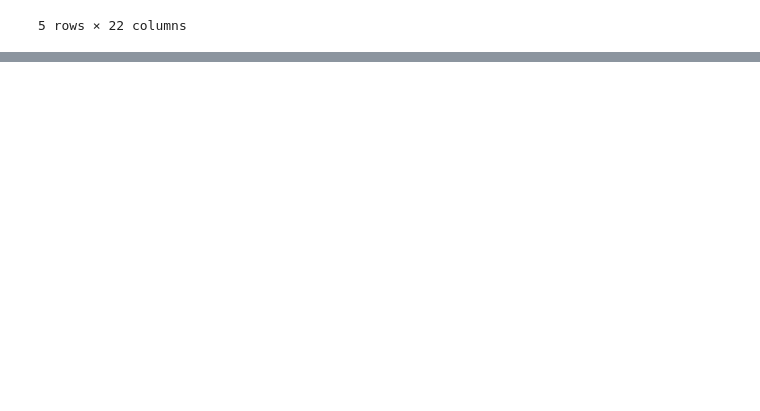
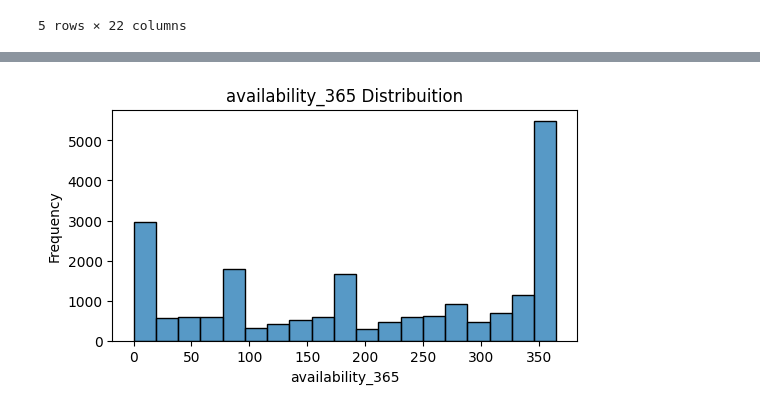
Before and after one commit to Arvindkumar7738600/PROJECT---DA, a Jupyter notebook: Proj 03/3nd.ipynb, the cells around one changed output, grey strips where cells are left out. Saved outputs shown, nothing was run; the diff lists cells and outputs as text; code cells hidden in the pictures; blank space fills up the shorter version.

```diff
--- a/Proj 03/3nd.ipynb
+++ b/Proj 03/3nd.ipynb
@@ -24,0 +74,8 @@ data.head()
+# %%
+data.isnull().sum()
+
+# dropping all missing values rows
+data.dropna(inplace=True)
+
+# data.fillna()
+data.isnull().sum()
@@ -24,0 +100,9 @@ data.head()
+# %%
+# dealing with duplicates rows
+data.duplicated().sum()
+
+# deleting all duplicated rows
+# data[data.duplicated()]
+
+data.drop_duplicates(inplace=True)
+data.duplicated().sum()
@@ -24,0 +111,11 @@ data.head()
+# %%
+# type casting
+# changing data types
+
+data.dtypes
+
+data['id'] = data['id'].astype(object)
+data.dtypes
+
+data['host_id'] = data['host_id'].astype(object)
+data.dtypes
@@ -24,0 +144,6 @@ data.head()
+# %%
+# idenfying outliers in price
+
+df = data[data['price'] < 1500]
+
+sns.boxplot(data=df, x='price')
@@ -24,0 +183,9 @@ data.head()
+# %%
+#Price distribuion
+plt.figure(figsize=(6, 3))
+sns.histplot(data=df, x='availability_365')
+plt.title('availability_365 Distribuition')
+plt.ylabel("Frequency")
+plt.show()
+# %% [output]
+[figure, added]
```
Also changed, not shown: parts of 19 cells of this notebook.
